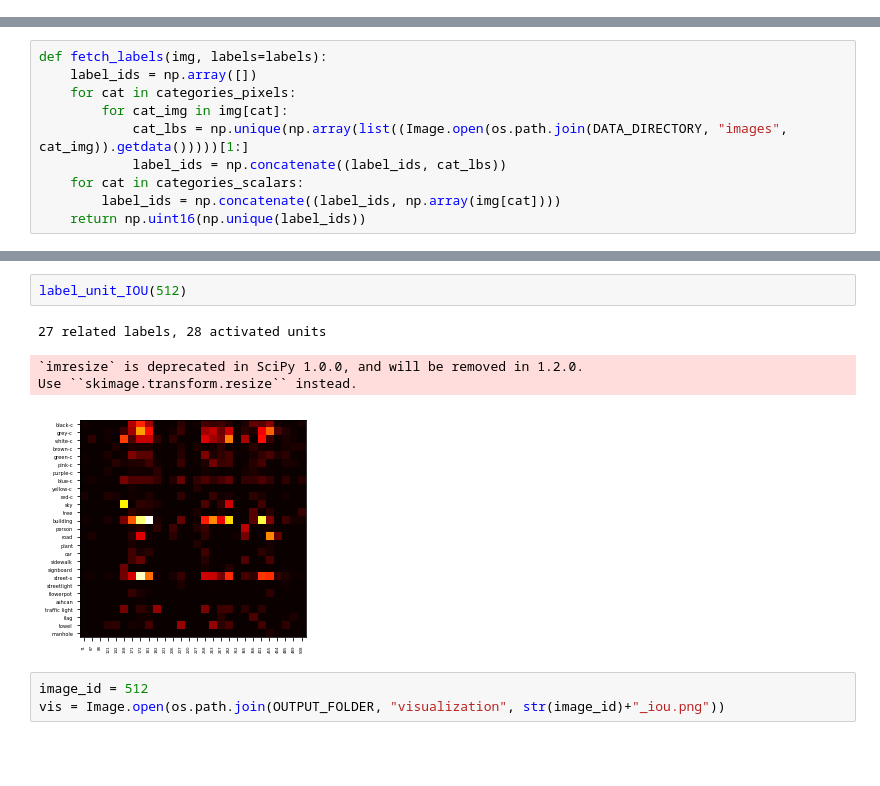
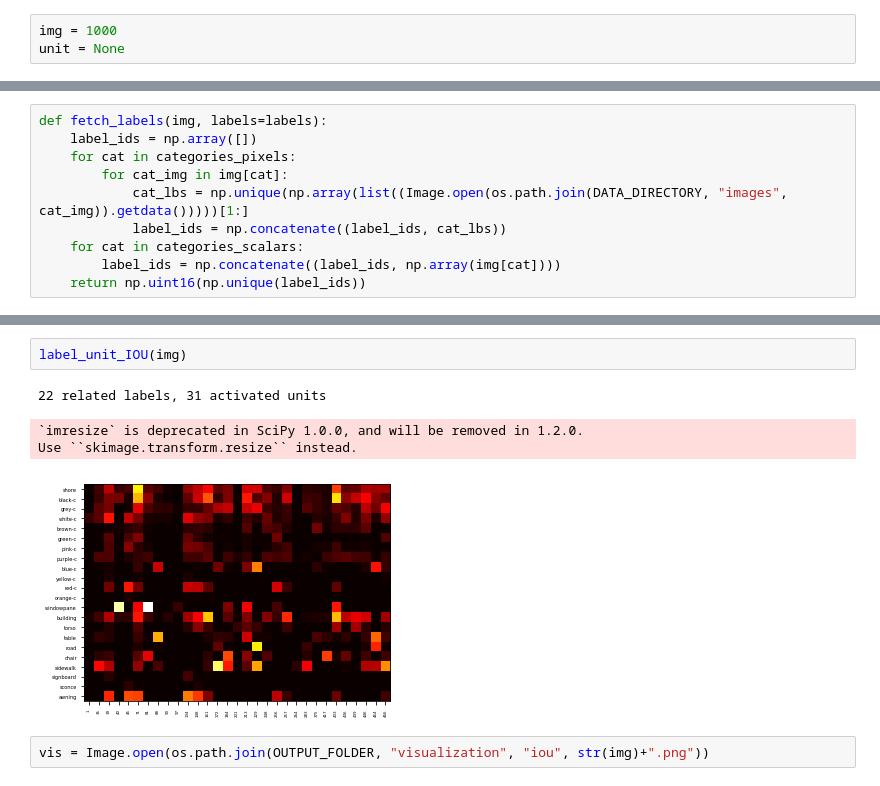
Before and after one commit to LC1905/ENL_NetDissect, a Jupyter notebook: visualization.ipynb, the cells around one changed output, grey strips where cells are left out. Cells and saved outputs as stored; diff of their text form; blank space fills up the shorter version.

```diff
--- a/visualization.ipynb
+++ b/visualization.ipynb
@@ -9,6 +11,9 @@ import glob
 from matplotlib import pyplot as plt
 from PIL import Image
 from scipy.misc import imresize
+# %%
+img = 1000
+unit = None
 # %%
 DATA_DIRECTORY = "../../../project/rcc/deep_learning_hack/netdissect/broden1_224/"
 OUTPUT_FOLDER = "../../../project2/bermanm/netdissect/"
@@ -386,13 +392,12 @@ def label_unit_IOU(image_id, th=thresholds, wf=wholefeature, mf=maxfeature, imag
 # %%
-label_unit_IOU(512)
+label_unit_IOU(img)
 # %% [output]
-27 related labels, 28 activated units
+22 related labels, 31 activated units
 `imresize` is deprecated in SciPy 1.0.0, and will be removed in 1.2.0.
 Use ``skimage.transform.resize`` instead.
-[figure, old version]
+[figure, new version]
 # %%
-image_id = 512
-vis = Image.open(os.path.join(OUTPUT_FOLDER, "visualization", str(image_id)+"_iou.png"))
+vis = Image.open(os.path.join(OUTPUT_FOLDER, "visualization", "iou", str(img)+".png"))
 # %%
 vis
 # %% [output]
```
Also changed, not shown: parts of 13 cells of this notebook.
